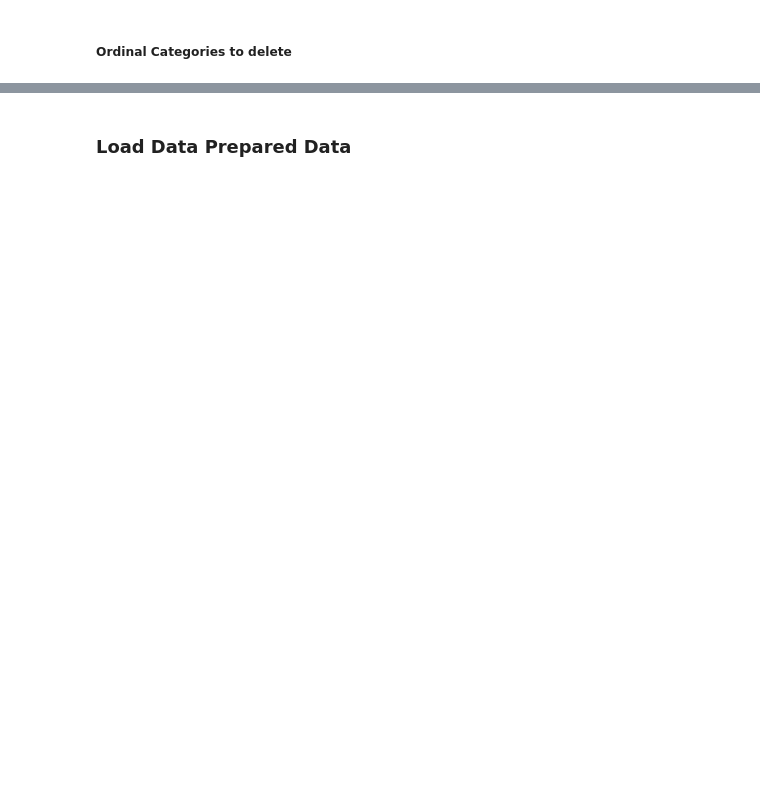
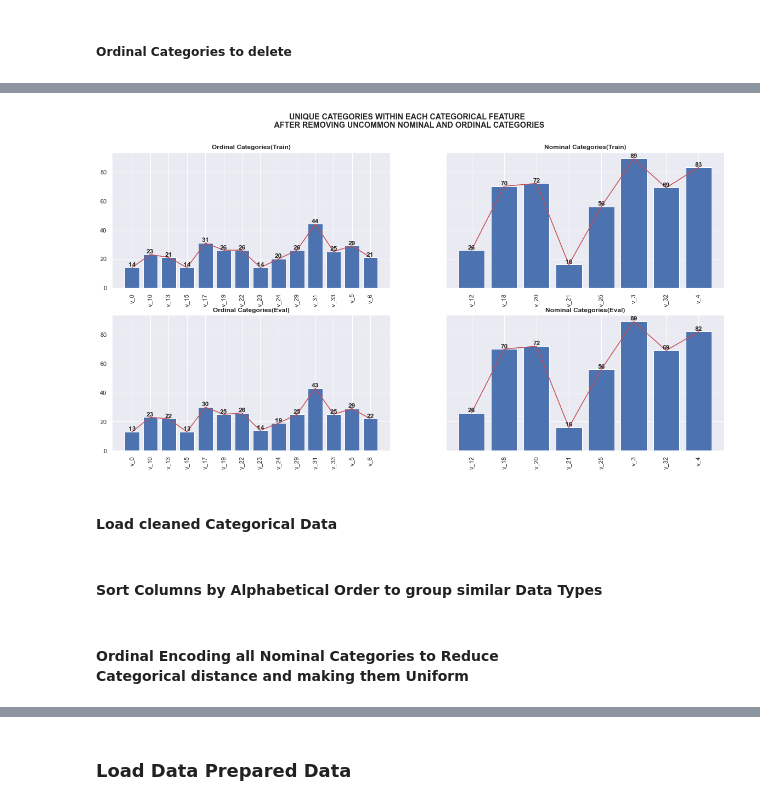
Before and after one commit to risan-raja/sdpiit, a Jupyter notebook: notebooks/sdpiitm-risan-raja-21f10000121.ipynb, the cells around one changed output, grey strips where cells are left out. Drawn from its saved outputs; the diff is of its cells as text; code cells hidden in the pictures; blank space fills up the shorter version.

Commit message:
Cleaned Majorly

```diff
--- a/notebooks/sdpiitm-risan-raja-21f10000121.ipynb
+++ b/notebooks/sdpiitm-risan-raja-21f10000121.ipynb
@@ -407,6 +417,17 @@ missing_categories_count_ordinal = {k:len(v) for k,v in missing_categories_dict.
 # disp1 = ax.set_xticklabels(missing_categories_count_nominal.keys(), rotation=90)
 # # ax[0].bar_label(container=disp,fontweight='bold')
 # disp = ax.bar_label(container=disp,fontweight='bold')
+def classify_uncommon_ordinal_categories_zero(row):
+    for c in ordinal:
+        if row[c] in missing_categories_dict[c]:
+            row[c] = 0
+    return row
+
+ordinal_data_t = ordinal_data.copy()
+ordinal_data_t = ordinal_data_t.apply(classify_uncommon_ordinal_categories_zero,axis=1)
+
+ordinal_data_eval_t = ordinal_data_eval.copy()
+ordianl_data_eval_t = ordinal_data_eval.apply(classify_uncommon_ordinal_categories_zero,axis=1)
 # %%
 total_ambiguos_labels_master = {k:0 for k in ordinal}
 total_ambiguos_labels_train  = {k:0 for k in ordinal}
@@ -448,0 +470,29 @@ for idx in range(3):
+# %%
+"""
+Unique Categories within each categorical feature.
+"""
+fig, ax = plt.subplots(2,2,figsize=(20,10),squeeze=False, sharey=True)
+data_to_plot = [ordinal_data_t,nominal_data_t,ordinal_data_eval_t,nominal_data_eval_t]
+fig.suptitle('Unique Categories within each categorical feature \n After removing uncommon nominal and ordinal categories'.upper(), fontweight='bold')
+data_titles = [
+    "Ordinal Categories(Train)",
+    "Nominal Categories(Train)",
+    "Ordinal Categories(Eval)",
+    "Nominal Categories(Eval)",
+]
+idx = 0
+for i in range(2):
+    for j in range(2):
+        ax_ = ax[i,j]
+        data = data_to_plot[idx]
+
+        values = data.nunique().values
+        Xlabels = [x.split('__')[1] for x in data.nunique().index]
+        disp = ax_.bar(x=Xlabels, height=values)
+        disp1 = ax_.set_title(data_titles[idx], fontweight='bold')
+        disp2 = ax_.set_xticklabels(Xlabels,rotation=90)
+        ax_.bar_label(container=disp,fontweight='bold')
+        ax_.plot(values,'-r')
+        idx+=1
+# %% [output]
+[figure, added]
@@ -448,0 +512,2 @@ for idx in range(3):
+# %% [markdown]
+#### Load cleaned Categorical Data
@@ -448,0 +516,2 @@ for idx in range(3):
+# %% [markdown]
+#### Sort Columns by Alphabetical Order to group similar Data Types
@@ -448,0 +529,2 @@ for idx in range(3):
+# %% [markdown]
+#### Ordinal Encoding all Nominal Categories to Reduce <br> Categorical distance and making them Uniform
```
Also changed, not shown: parts of 15 cells of this notebook, 2 other files.
